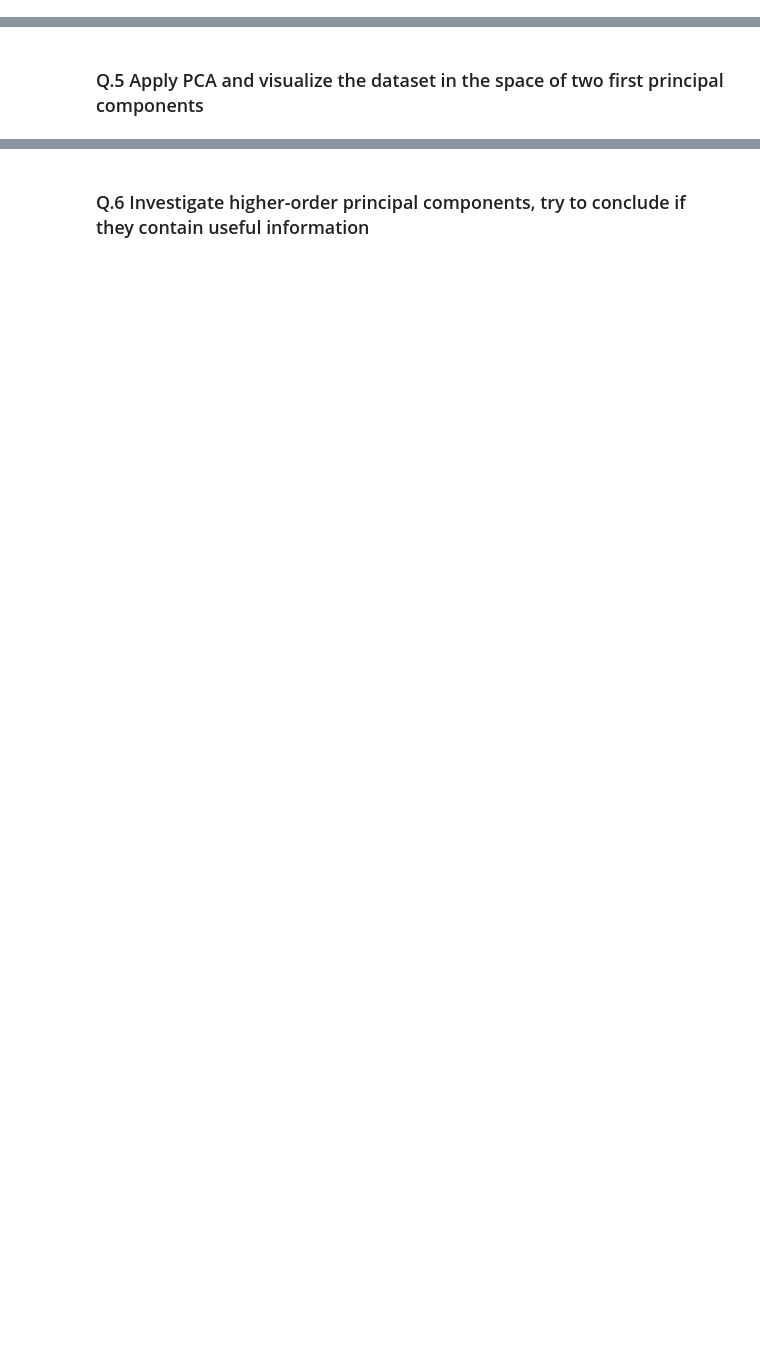
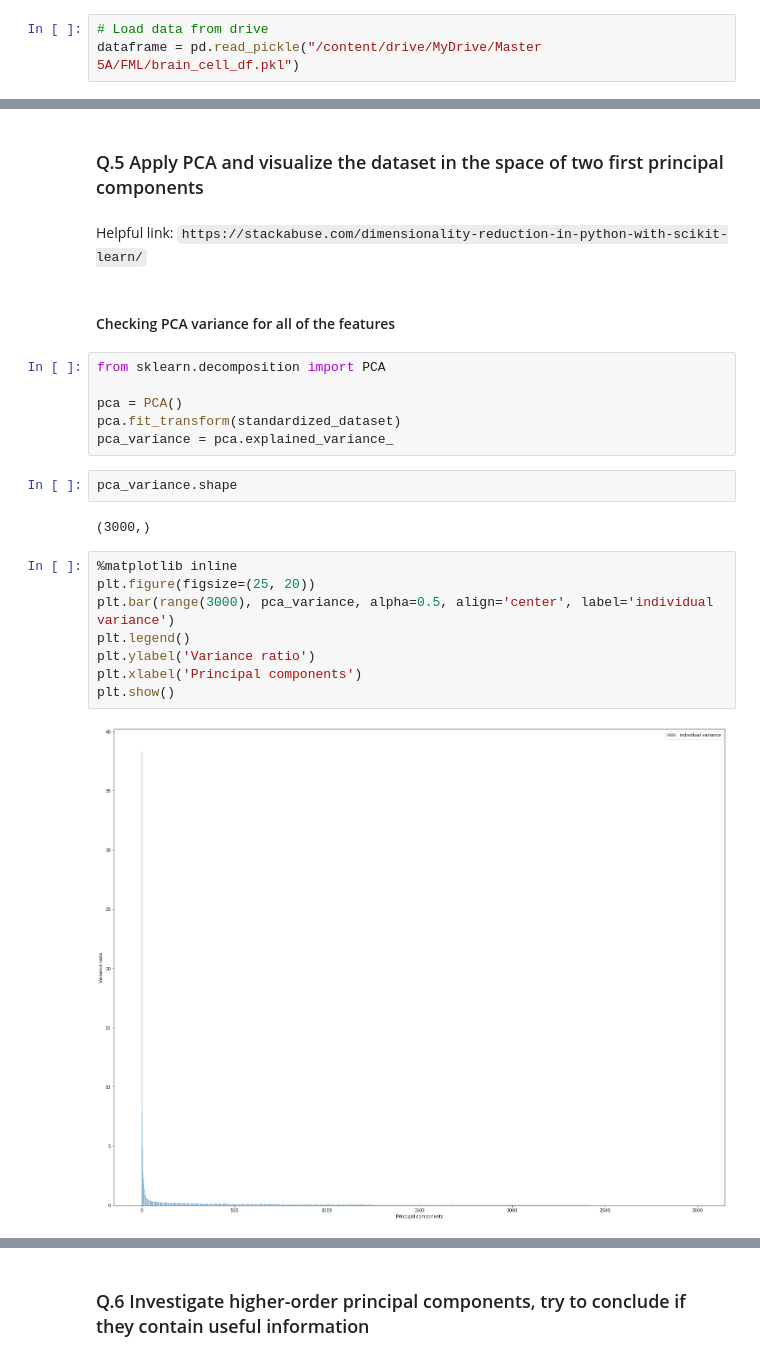
Before and after one commit to MarinaChau/IASD_classes, a Jupyter notebook: Part_2_Single_cell_dataset.ipynb, the cells around one changed output, grey strips where cells are left out. Drawn from its saved outputs; the diff is of its cells as text; blank space fills up the shorter version.

```diff
--- a/Part_2_Single_cell_dataset.ipynb
+++ b/Part_2_Single_cell_dataset.ipynb
@@ -80,6 +86,9 @@ dataframe.head()
 5 rows × 10001 columns
 # %%
 dataframe.to_pickle(path="/content/drive/MyDrive/Master 5A/FML/brain_cell_df.pkl")
+# %%
+# Load data from drive
+dataframe = pd.read_pickle("/content/drive/MyDrive/Master 5A/FML/brain_cell_df.pkl")
 # %%
 print(f'Dataset has {dataframe.shape[0]} cells and {dataframe.shape[1]} features')
 # %% [output]
@@ -303,2 +374,26 @@ We are preserving the sparsity of our dataset.
 # %% [markdown]
 ### Q.5  Apply PCA and visualize the dataset in the space of two first principal components
+# %% [markdown]
+Helpful link: `https://stackabuse.com/dimensionality-reduction-in-python-with-scikit-learn/`
+# %% [markdown]
+#### Checking PCA variance for all of the features
+# %%
+from sklearn.decomposition import PCA
+
+pca = PCA()
+pca.fit_transform(standardized_dataset)
+pca_variance = pca.explained_variance_
+# %%
+pca_variance.shape
+# %% [output]
+(3000,)
+# %%
+%matplotlib inline
+plt.figure(figsize=(25, 20))
+plt.bar(range(3000), pca_variance, alpha=0.5, align='center', label='individual variance')
+plt.legend()
+plt.ylabel('Variance ratio')
+plt.xlabel('Principal components')
+plt.show()
+# %% [output]
+[figure, added]
```
Also changed, not shown: parts of 16 cells of this notebook.
